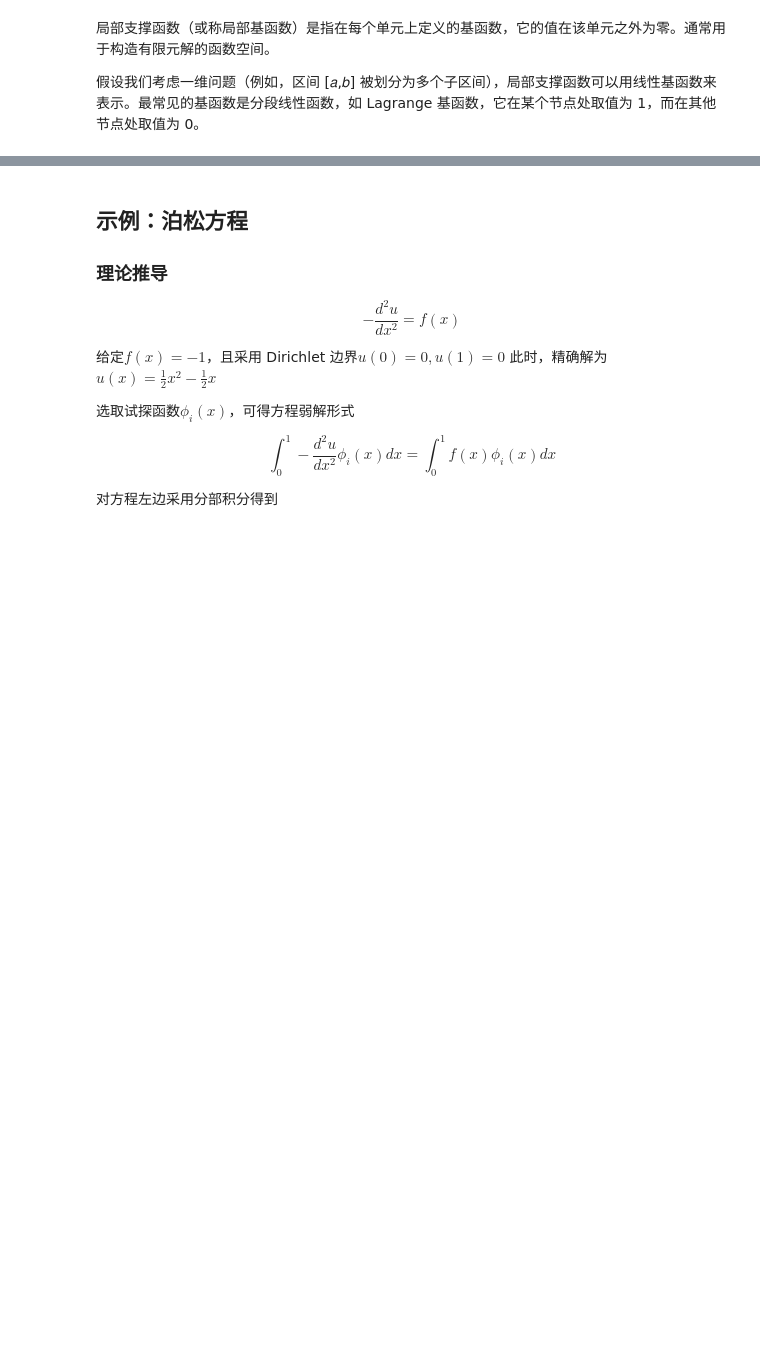
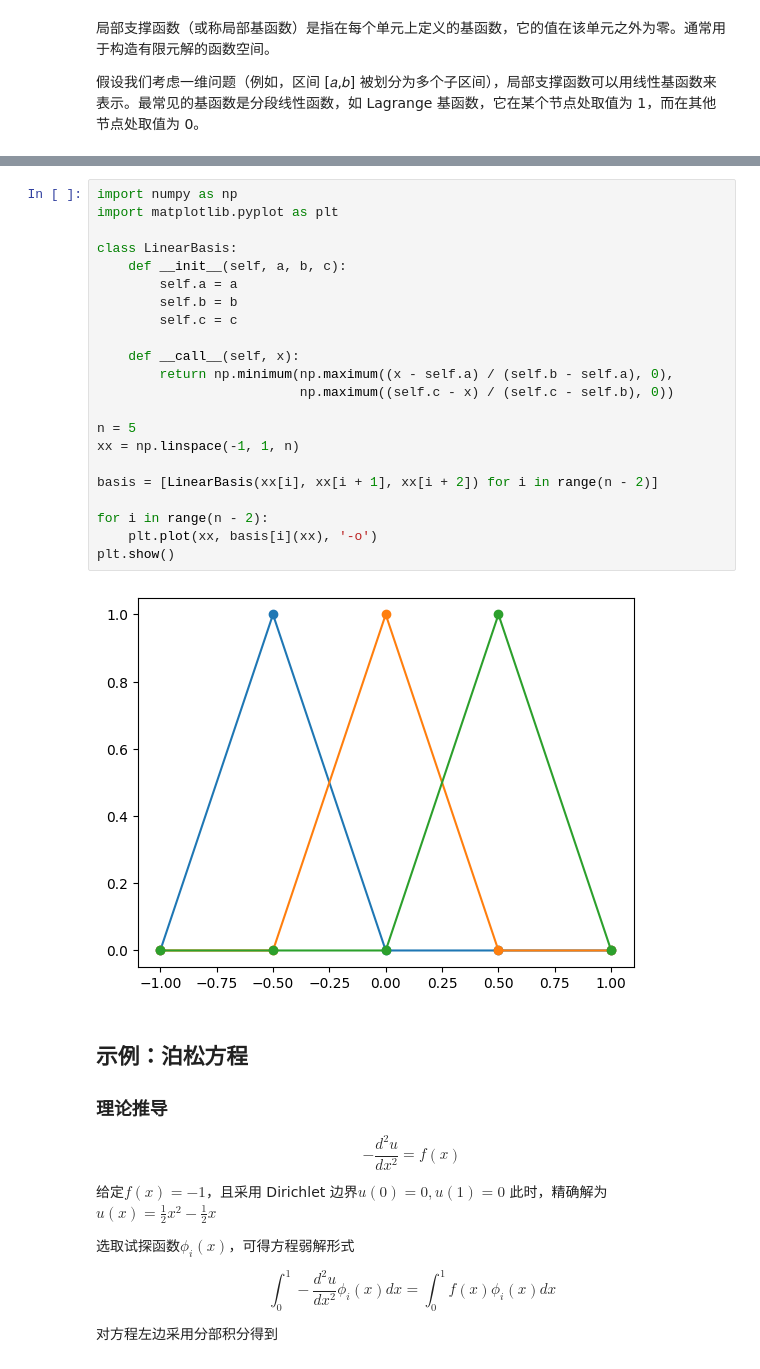
Before and after one commit to qu-jiagang/Notebooks, a Jupyter notebook: CFD/FEM/FEM_Base.ipynb, the cells around one changed output, grey strips where cells are left out. Saved outputs shown, nothing was run; the diff lists cells and outputs as text; blank space fills up the shorter version.

```diff
--- a/CFD/FEM/FEM_Base.ipynb
+++ b/CFD/FEM/FEM_Base.ipynb
@@ -65,3 +5,27 @@ plot_quadratic_basis()
+# %%
+import numpy as np
+import matplotlib.pyplot as plt
+
+class LinearBasis:
+    def __init__(self, a, b, c):
+        self.a = a
+        self.b = b
+        self.c = c
+
+    def __call__(self, x):
+        return np.minimum(np.maximum((x - self.a) / (self.b - self.a), 0),
+                          np.maximum((self.c - x) / (self.c - self.b), 0))
+
+n = 5
+xx = np.linspace(-1, 1, n)
+
+basis = [LinearBasis(xx[i], xx[i + 1], xx[i + 2]) for i in range(n - 2)]
+
+for i in range(n - 2):
+    plt.plot(xx, basis[i](xx), '-o')
+plt.show()
+# %% [output]
+[figure, added]
 # %% [markdown]
 ## 示例：泊松方程
 
```
Also changed, not shown: parts of 2 cells of this notebook.
